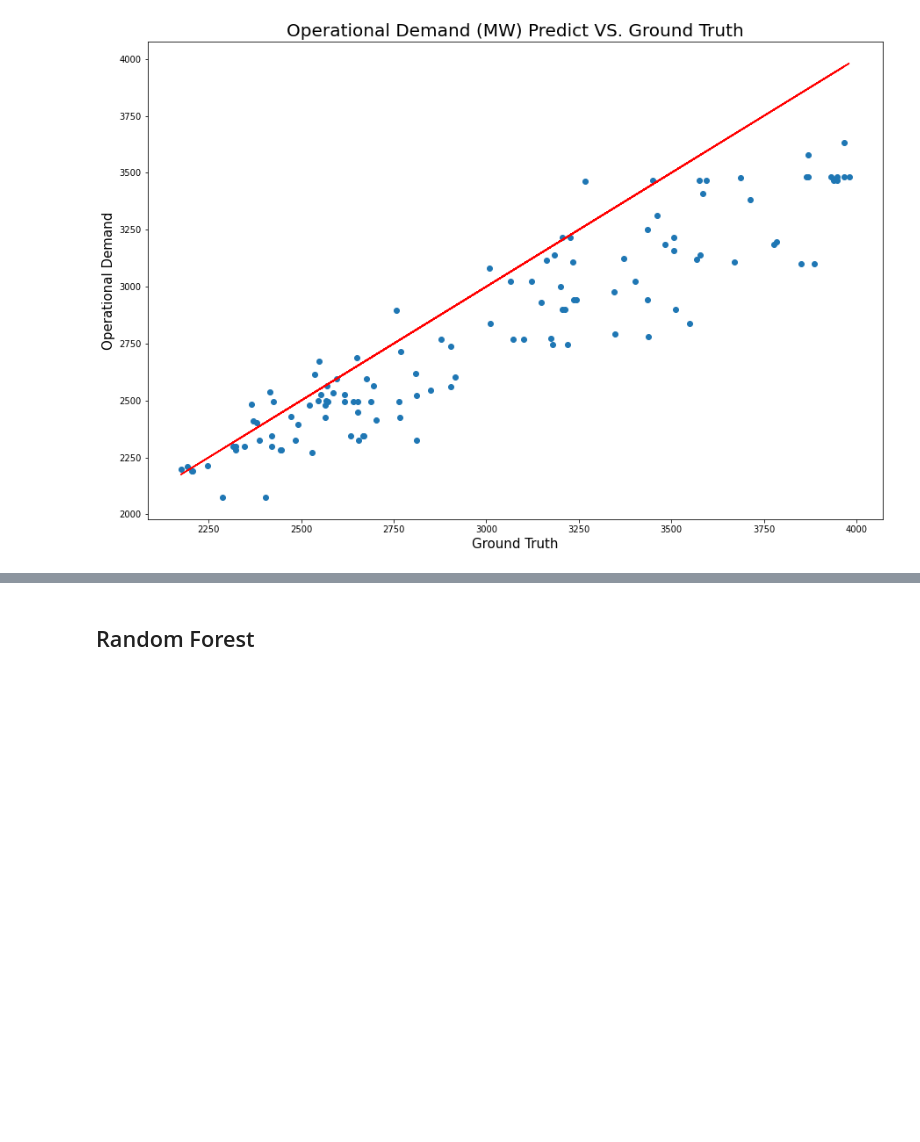
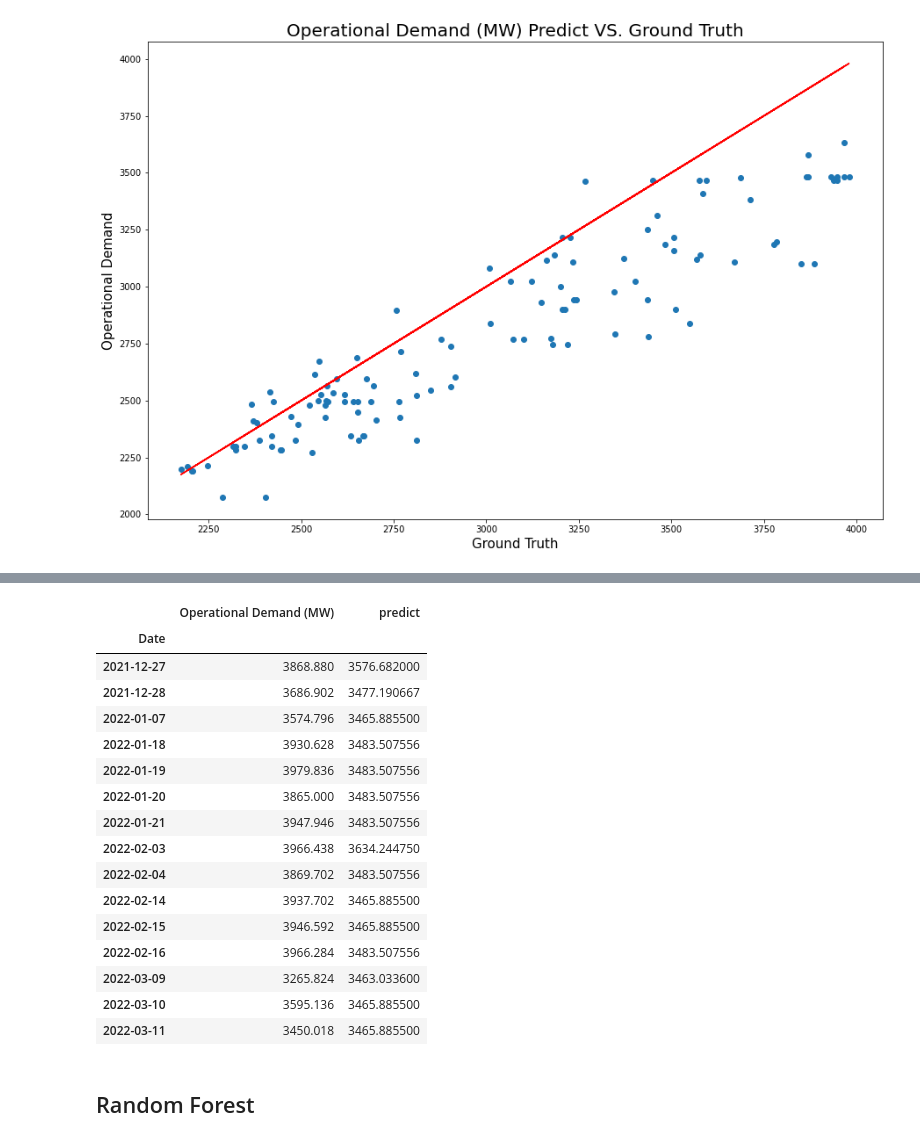
Before and after one commit to UWADSCapstoneUnit/Energy-Usage-Prediction-Project, a Jupyter notebook: Zheyu/Model/Max_demand/Max_demand.ipynb, the cells around one changed output, grey strips where cells are left out. Cells and saved outputs as stored; diff of their text form; code cells hidden in the pictures; blank space fills up the shorter version.

```diff
--- a/Zheyu/Model/Max_demand/Max_demand.ipynb
+++ b/Zheyu/Model/Max_demand/Max_demand.ipynb
@@ -128,7 +147,7 @@ for i in range(2009,2022):
     s1 = str(i+1) + '-04-01'
     df_summer = model_df[(model_df.index >= s0) & (s1 > model_df.index)]
     order_table = df_summer.sort_values('Operational Demand (MW)',ascending=False)
-    nr = order_table[4:5]
+    nr = order_table[3:4]
     new_df_summer = pd.concat((new_df_summer,nr))
 od = new_df_summer['Operational Demand (MW)']
 plt.plot(od.index,od)
@@ -274,3 +299,23 @@ peak_true_tree
+# %%
+peak_predict_tree
+# %% [output]
+|  | Operational Demand (MW) | predict |
+| Date |  |  |
+| 2021-12-27 | 3868.880 | 3576.682000 |
+| 2021-12-28 | 3686.902 | 3477.190667 |
+| 2022-01-07 | 3574.796 | 3465.885500 |
+| 2022-01-18 | 3930.628 | 3483.507556 |
+| 2022-01-19 | 3979.836 | 3483.507556 |
+| 2022-01-20 | 3865.000 | 3483.507556 |
+| 2022-01-21 | 3947.946 | 3483.507556 |
+| 2022-02-03 | 3966.438 | 3634.244750 |
+| 2022-02-04 | 3869.702 | 3483.507556 |
+| 2022-02-14 | 3937.702 | 3465.885500 |
+| 2022-02-15 | 3946.592 | 3465.885500 |
+| 2022-02-16 | 3966.284 | 3483.507556 |
+| 2022-03-09 | 3265.824 | 3463.033600 |
+| 2022-03-10 | 3595.136 | 3465.885500 |
+| 2022-03-11 | 3450.018 | 3465.885500 |
 # %% [markdown]
 ## Random Forest
 # %%
```
Also changed, not shown: parts of 20 cells of this notebook.
